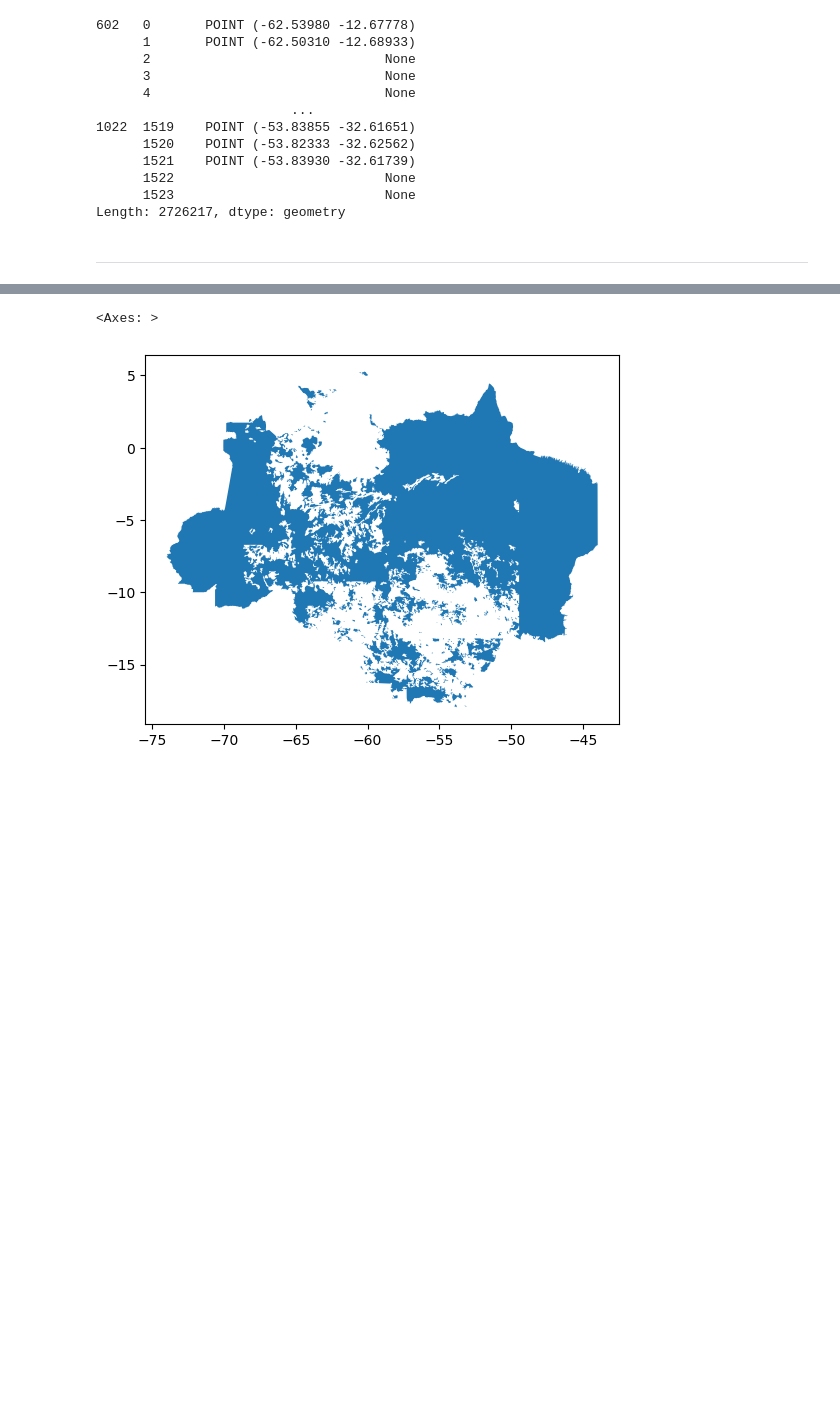
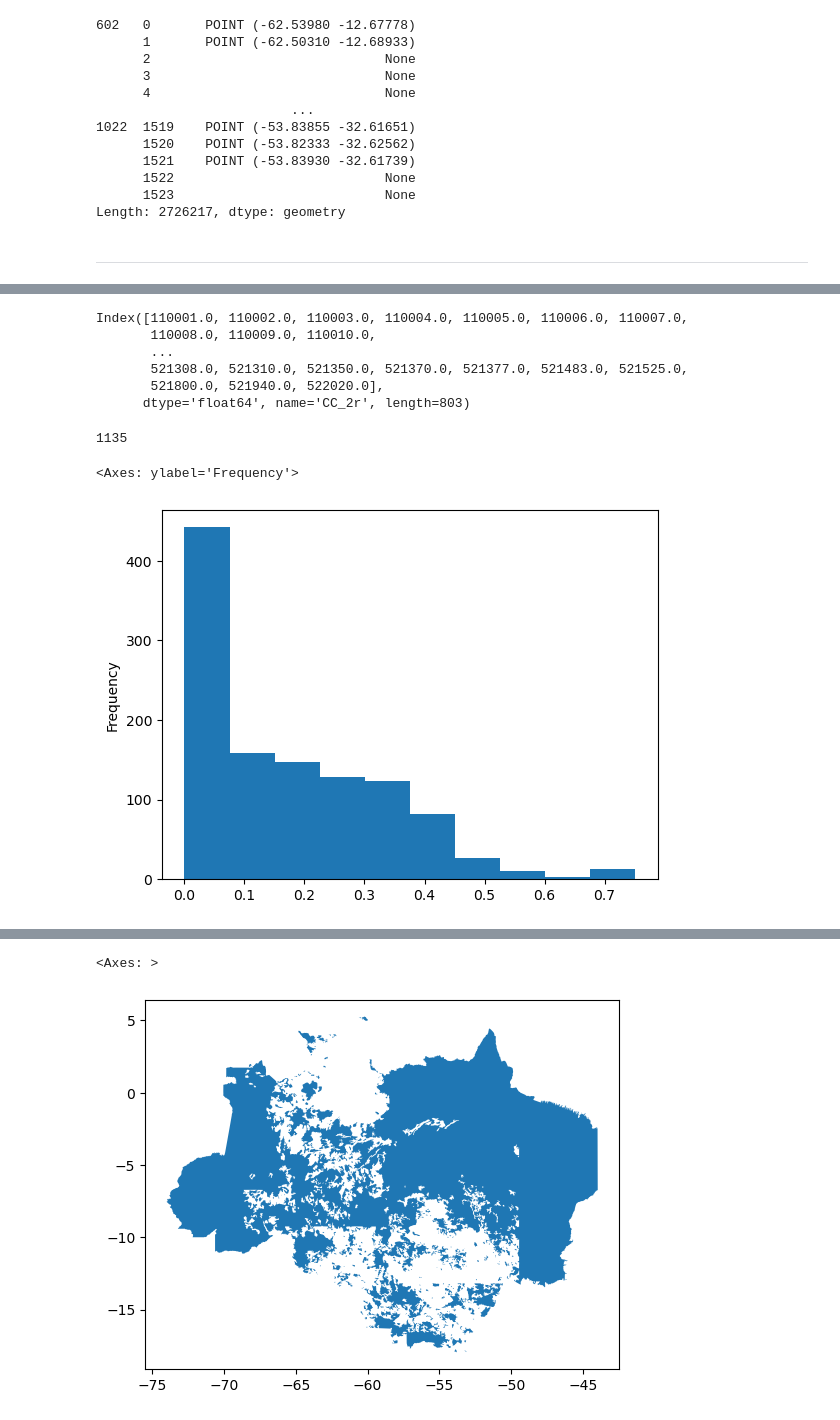
Before and after one commit to felixschulz385/Masterthesis, a Jupyter notebook: code/experiments/cloud_cover.ipynb, the cells around one changed output, grey strips where cells are left out. Saved outputs shown, nothing was run; the diff lists cells and outputs as text; code cells hidden in the pictures; blank space fills up the shorter version.

```diff
--- a/code/experiments/cloud_cover.ipynb
+++ b/code/experiments/cloud_cover.ipynb
@@ -182,0 +429,13 @@ dtype: object
+# %%
+# turn into long dataframe
+out_df = pd.DataFrame(out_dict).transpose().reset_index(names="file_id").melt(["file_id"], value_name = "deter_alerts")
+# merge with month and year
+out_df = pd.merge(files.query("type=='DETER'").reset_index(drop=True)[["year", "month"]], out_df, left_index=True, right_on="file_id").drop(columns="file_id")
+# filter out all CC_2r for which all are NaN or 0
+out_df = out_df.groupby('CC_2r').filter(lambda x: not ((x['cloud_cover'] == 0) | (x['cloud_cover'].isna())).all())
+# "When visibility is too precarious throughout the entire month to derive any information about land cover, however, no data is produced for that month we follow INPE's recommendation and assume DETER cloud coverage to be complete in this case."
+#out_df.loc[out_df.cloud_cover == 0, "cloud_cover"] = 1
+# aggregate to yearly mean
+out_df_agg = out_df.groupby(["CC_2r", "year"]).agg({"cloud_cover": "mean"}).reset_index()
+# save to parquet
+out_df_agg.to_parquet("/pfs/work7/workspace/scratch/tu_zxobe27-master_thesis/data/cloud_cover/cloud_cover_DETER.parquet")
@@ -182,0 +507,19 @@ dtype: object
+# %%
+out_df_agg.index.get_level_values("CC_2r").unique()
+# %% [output]
+Index([110001.0, 110002.0, 110003.0, 110004.0, 110005.0, 110006.0, 110007.0,
+       110008.0, 110009.0, 110010.0,
+       ...
+       521308.0, 521310.0, 521350.0, 521370.0, 521377.0, 521483.0, 521525.0,
+       521800.0, 521940.0, 522020.0],
+      dtype='float64', name='CC_2r', length=803)
+# %%
+out_df.CC_2r.nunique()
+# %% [output]
+1135
+# %%
+out_df["test_na"] = out_df.cloud_cover.isna()
+out_df.groupby("CC_2r").test_na.mean().plot.hist()
+# %% [output]
+<Axes: ylabel='Frequency'>
+[figure, added]
```
Also changed, not shown: parts of 54 cells of this notebook, 29 other files.
